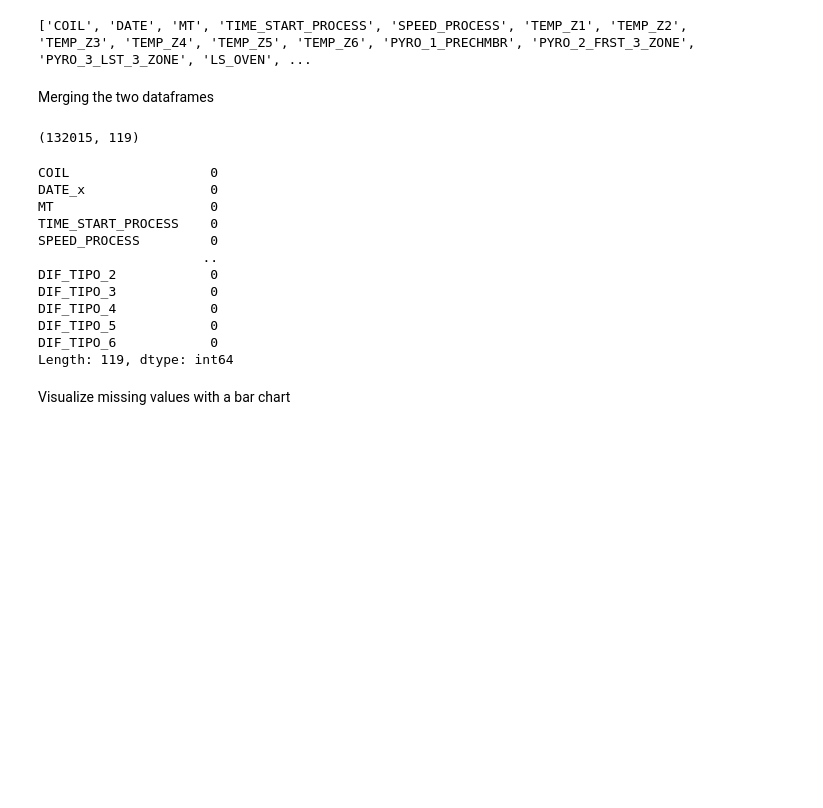
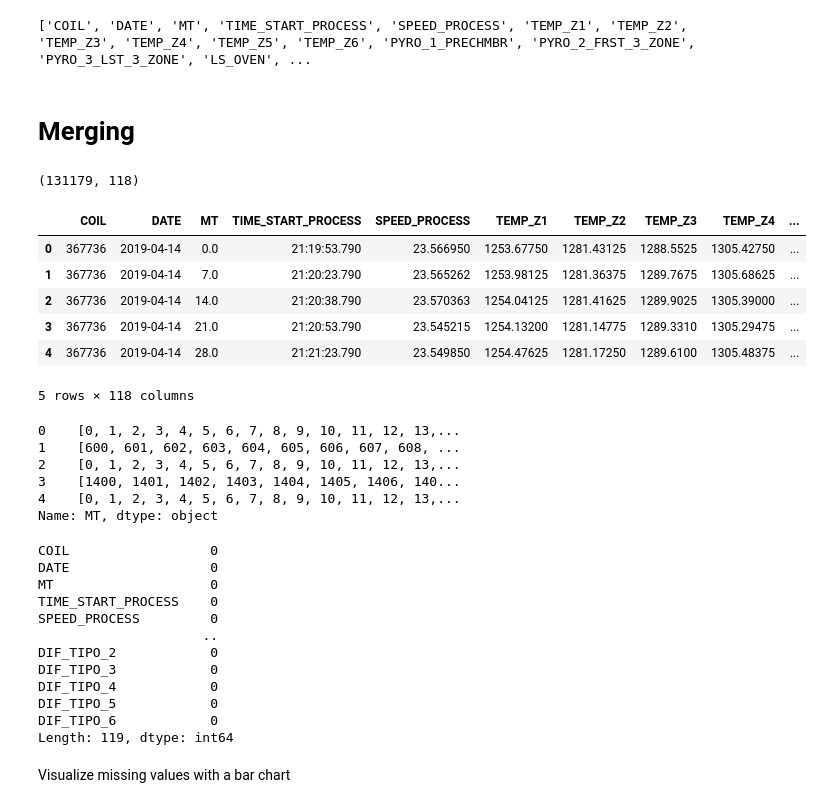
Before and after one commit to simoneassirelli/Machine-Learning-Fieldwork---G3, a Jupyter notebook: code.ipynb, the cells around one changed output. Drawn from its saved outputs; the diff is of its cells as text; code cells hidden in the pictures; blank space fills up the shorter version.

```diff
--- a/code.ipynb
+++ b/code.ipynb
@@ -45,25 +45,64 @@ prod_columns = list(df_prod.columns)
 print(prod_columns)
 # %% [output]
 ['COIL', 'DATE', 'MT', 'TIME_START_PROCESS', 'SPEED_PROCESS', 'TEMP_Z1', 'TEMP_Z2', 'TEMP_Z3', 'TEMP_Z4', 'TEMP_Z5', 'TEMP_Z6', 'PYRO_1_PRECHMBR', 'PYRO_2_FRST_3_ZONE', 'PYRO_3_LST_3_ZONE', 'LS_OVEN', ...
-# %% [markdown]
-Merging the two dataframes
+# %% [markdown]
+# Merging
 # %%
-# Merging the datasets on 'COIL' and 'DATE'
-merged_data = pd.merge(df_prod, df_def, on=['COIL']) # on 'COIL' or also 'DATE'?
+# # Merging the datasets on 'COIL' and 'DATE'
+# merged_data = pd.merge(df_prod, df_def, on=['COIL', 'DATE']) # on 'COIL' or also 'DATE'?
 
-# Quick look at the data
-print(merged_data.shape)
-
-# Possible question: How do we reduce dimensionality? PCA?
+# # Quick look at the data
+# print(merged_data.shape)
+# merged_data.head()
 # %% [output]
-(132015, 119)
+(131179, 118)
+|  | COIL | DATE | MT | TIME_START_PROCESS | SPEED_PROCESS | TEMP_Z1 | TEMP_Z2 | TEMP_Z3 | TEMP_Z4 | ... |
+| 0 | 367736 | 2019-04-14 | 0.0 | 21:19:53.790 | 23.566950 | 1253.67750 | 1281.43125 | 1288.5525 | 1305.42750 | ... |
+| 1 | 367736 | 2019-04-14 | 7.0 | 21:20:23.790 | 23.565262 | 1253.98125 | 1281.36375 | 1289.7675 | 1305.68625 | ... |
+| 2 | 367736 | 2019-04-14 | 14.0 | 21:20:38.790 | 23.570363 | 1254.04125 | 1281.41625 | 1289.9025 | 1305.39000 | ... |
+| 3 | 367736 | 2019-04-14 | 21.0 | 21:20:53.790 | 23.545215 | 1254.13200 | 1281.14775 | 1289.3310 | 1305.29475 | ... |
+| 4 | 367736 | 2019-04-14 | 28.0 | 21:21:23.790 | 23.549850 | 1254.47625 | 1281.17250 | 1289.6100 | 1305.48375 | ... |
+5 rows × 118 columns
+# %%
+#                              MATTIA'S CODE
+
+# Convert MT_FROM and MT_TO to integers, handling NaN and float values
+df_def['MT_FROM'] = df_def['MT_FROM'].fillna(0).astype(int)
+df_def['MT_TO'] = df_def['MT_TO'].fillna(0).astype(int)
+
+# Create a new column in defects to facilitate the merge
+df_def['MT'] = df_def.apply(lambda x: list(range(x['MT_FROM'], x['MT_TO']+1)), axis=1)
+
+# Explode the 'MT' column to create a row for each meter within the defect range
+defects_exploded = df_def.explode('MT')
+
+# Perform the merge on 'COIL' and 'MT'
+merged_df = pd.merge(df_prod, defects_exploded, on=['COIL', 'MT'], how='left', suffixes=('', '_defects'))
+
+# Now, we need to fill in the defect information for the rows where the defects are present
+# We will create a mask that identifies rows where a defect starts and propagate the defect information forward
+for col in ['DATE', 'DIF_TIPO_1', 'DIF_TIPO_2', 'DIF_TIPO_3', 'DIF_TIPO_4', 'DIF_TIPO_5', 'DIF_TIPO_6']:
+    # Forward-fill the defect information for each COIL group
+    merged_df[col] = merged_df.groupby('COIL')[col].ffill()
+
+# Filter out the rows where 'MT' is less than 'MT_FROM' and greater than 'MT_TO'
+merged_df = merged_df[(merged_df['MT'] >= merged_df['MT_FROM']) & (merged_df['MT'] <= merged_df['MT_TO'])]
+
+# Now merged_df should have the defect information and date in the correct rows
+# %% [output]
+0    [0, 1, 2, 3, 4, 5, 6, 7, 8, 9, 10, 11, 12, 13,...
+1    [600, 601, 602, 603, 604, 605, 606, 607, 608, ...
+2    [0, 1, 2, 3, 4, 5, 6, 7, 8, 9, 10, 11, 12, 13,...
+3    [1400, 1401, 1402, 1403, 1404, 1405, 1406, 140...
+4    [0, 1, 2, 3, 4, 5, 6, 7, 8, 9, 10, 11, 12, 13,...
+Name: MT, dtype: object
 # %%
 # Checking for missing values
-missing_values = merged_data.isna().sum()
+missing_values = merged_df.isna().sum()
 print(missing_values)
 # %% [output]
 COIL                  0
-DATE_x                0
+DATE                  0
 MT                    0
 TIME_START_PROCESS    0
 SPEED_PROCESS         0
```
Also changed, not shown: parts of 3 cells of this notebook.
